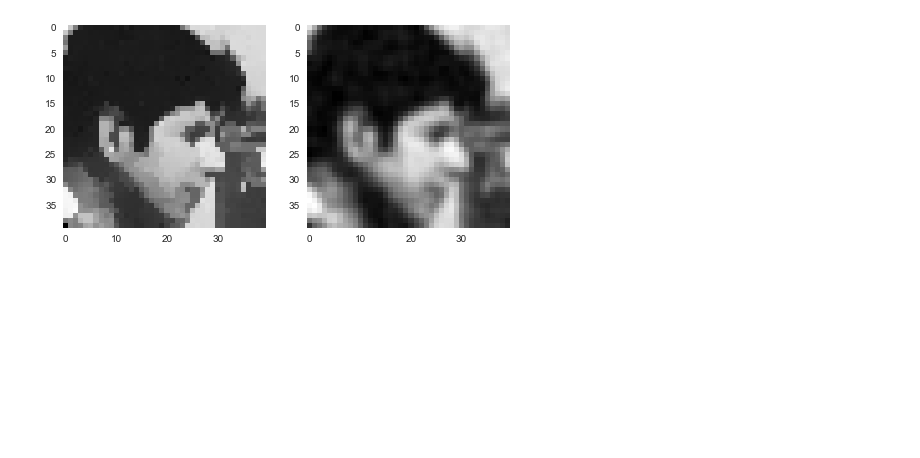
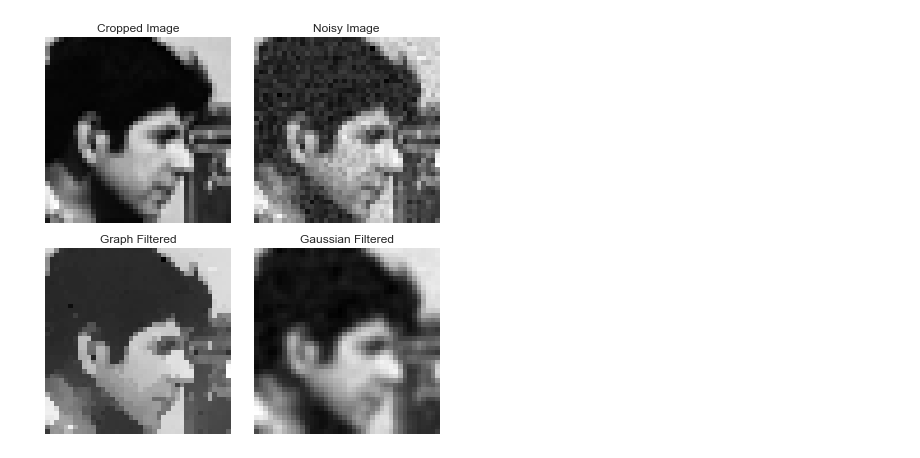
Before and after one commit to mdbartos/graph-signals, a Jupyter notebook: notebooks/tikhonov_regularization.ipynb, the cells around one changed output. Saved outputs shown, nothing was run; the diff lists cells and outputs as text; code cells hidden in the pictures; blank space fills up the shorter version.

```diff
--- a/notebooks/tikhonov_regularization.ipynb
+++ b/notebooks/tikhonov_regularization.ipynb
@@ -42,4 +90,5 @@ ax[1].grid('off')
 # %%
-kappa = 1.5
+# Parameters
+kappa = np.sqrt(2)
 theta = 20
 gamma = 10
@@ -58,8 +110,9 @@ W_ij = np.exp(- ((dist_ij)**2 / 2*(theta**2)) )
 # %%
-A = sparse.lil_matrix((len(yx), len(yx)))
+# Construct sparse adjacency matrix
+A = sparse.lil_matrix((noisy_image.size, noisy_image.size))
 
-for i, j, w in zip(I, J, W_ij):
+for i, j, w in zip(I, J, W):
     A[i, j] = w
     A[j, i] = w
+
+A = A.todense()
-# %%
-A = A.tocsc()
@@ -77,10 +133,28 @@ graph_filtered_image = (h @ noisy_image.ravel()).reshape(noisy_image.shape)
 traditional_filtered_image = ndimage.gaussian_filter(noisy_image, 0.8)
-# %%
-fig, ax = plt.subplots(1, 2, figsize=(8, 4))
-
-ax[0].imshow(graph_filtered_image, cmap='gray')
-ax[1].imshow(traditional_filtered_image, cmap='gray')
-ax[0].grid('off')
-ax[1].grid('off')
-# %% [output]
-[figure, removed]
+# %%
+# Plot the result
+fig, ax = plt.subplots(2, 2, figsize=(6, 6))
+
+ax.flat[0].imshow(image, cmap='gray')
+ax.flat[1].imshow(noisy_image, cmap='gray')
+ax.flat[2].imshow(graph_filtered_image, cmap='gray')
+ax.flat[3].imshow(traditional_filtered_image, cmap='gray')
+ax.flat[0].grid('off')
+ax.flat[1].grid('off')
+ax.flat[2].grid('off')
+ax.flat[3].grid('off')
+ax.flat[0].xaxis.set_ticks([])
+ax.flat[0].yaxis.set_ticks([])
+ax.flat[1].xaxis.set_ticks([])
+ax.flat[1].yaxis.set_ticks([])
+ax.flat[2].xaxis.set_ticks([])
+ax.flat[2].yaxis.set_ticks([])
+ax.flat[3].xaxis.set_ticks([])
+ax.flat[3].yaxis.set_ticks([])
+ax.flat[0].set_title('Cropped Image')
+ax.flat[1].set_title('Noisy Image')
+ax.flat[2].set_title('Graph Filtered')
+ax.flat[3].set_title('Gaussian Filtered')
+plt.tight_layout()
+# %% [output]
+[figure, added]
```
Also changed, not shown: parts of 20 cells of this notebook.
